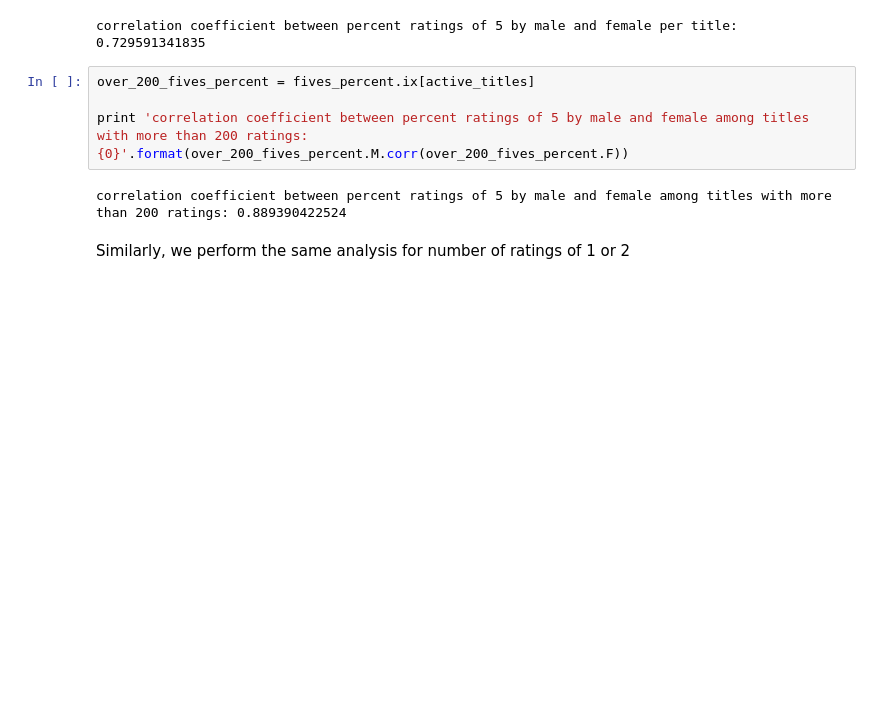
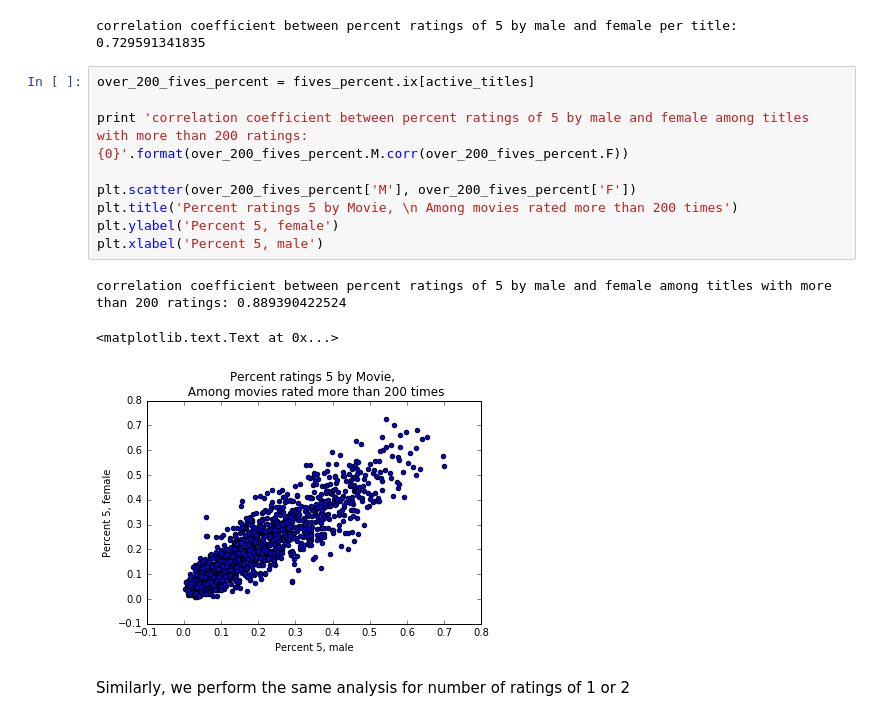
Before and after one commit to awkweb/DS501, a Jupyter notebook: 2/CaseStudy2.ipynb, the cells around one changed output. Cells and saved outputs as stored; diff of their text form; blank space fills up the shorter version.

```diff
--- a/2/CaseStudy2.ipynb
+++ b/2/CaseStudy2.ipynb
@@ -814,9 +830,16 @@ correlation coefficient between percent ratings of 5 by male and female per titl
 # %%
 over_200_fives_percent = fives_percent.ix[active_titles]
 
 print 'correlation coefficient between percent ratings of 5 by male and female among titles with more than 200 ratings: {0}'.format(over_200_fives_percent.M.corr(over_200_fives_percent.F))
+
+plt.scatter(over_200_fives_percent['M'], over_200_fives_percent['F'])
+plt.title('Percent ratings 5 by Movie, \n Among movies rated more than 200 times')
+plt.ylabel('Percent 5, female')
+plt.xlabel('Percent 5, male')
 # %% [output]
 correlation coefficient between percent ratings of 5 by male and female among titles with more than 200 ratings: 0.889390422524
+<matplotlib.text.Text at 0x...>
+[figure, added]
 # %% [markdown]
 Similarly, we perform the same analysis for number of ratings of 1 or 2
 # %%
```
Also changed, not shown: parts of 42 cells of this notebook.
